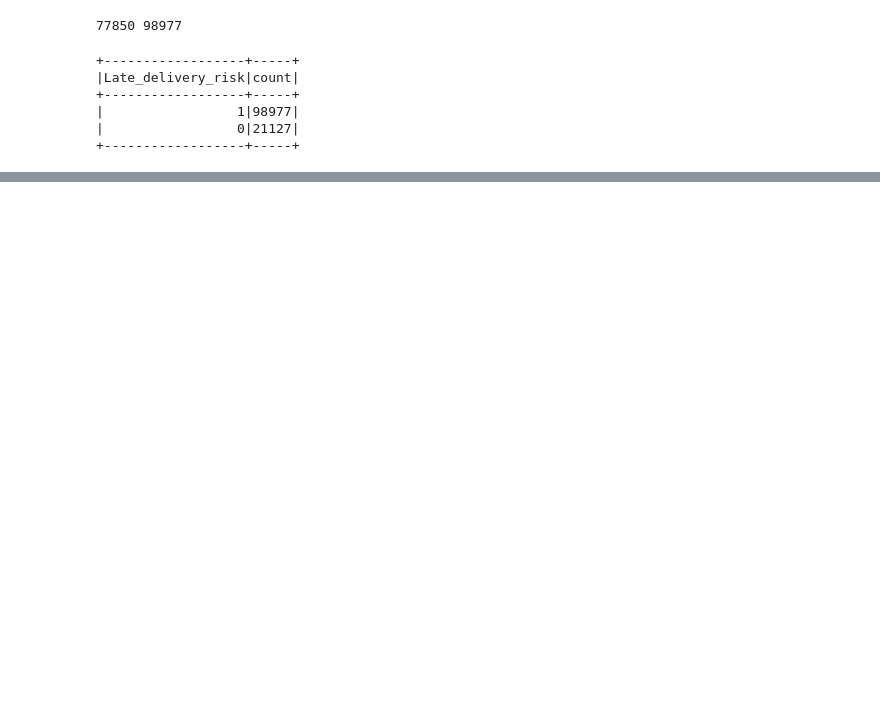
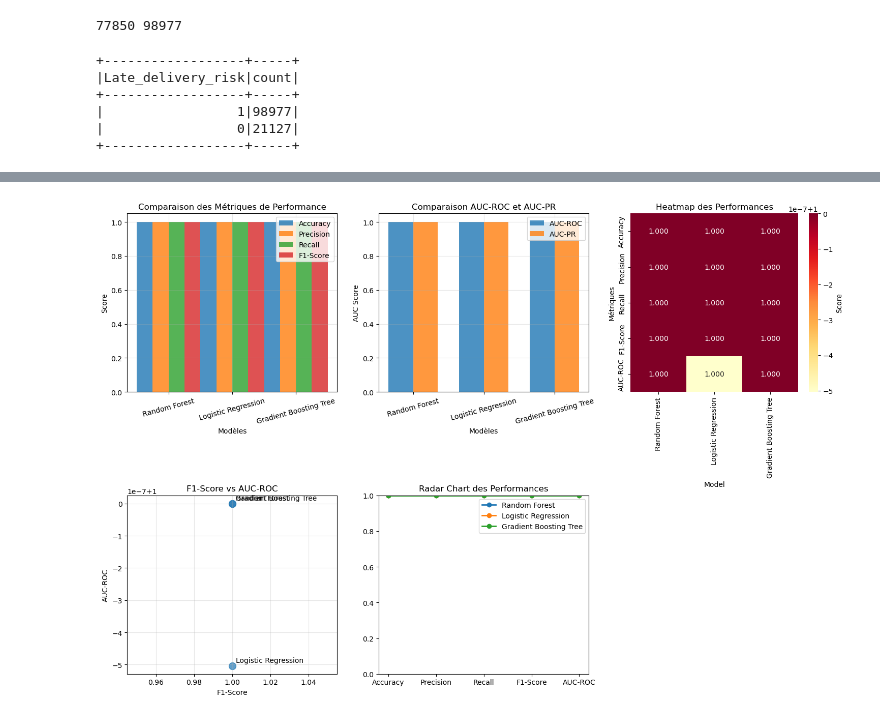
Before and after one commit to zakariaelkahri/Syst-me-Pr-dictif-Intelligent-de-Gestion-Logistique, a Jupyter notebook: app/notebooks/loading_prepare_data.ipynb, the cells around one changed output, grey strips where cells are left out. Drawn from its saved outputs; the diff is of its cells as text; code cells hidden in the pictures; blank space fills up the shorter version.

Commit message:
model need to save

```diff
--- a/app/notebooks/loading_prepare_data.ipynb
+++ b/app/notebooks/loading_prepare_data.ipynb
@@ -331,0 +381,7 @@ Data type string of column Order Region is not supported.
+# %%
+gbt = GBTClassifier(labelCol="Late_delivery_risk", featuresCol="features", maxIter=50)
+
+pipline3 = Pipeline(stages=[indexer, encoder, assembler, gbt])
+
+model_gbt = pipline3.fit(train_df)
+preds_gbt = model_gbt.transform(test_df)
@@ -331,0 +528,10 @@ Data type string of column Order Region is not supported.
+# %%
+# Évaluation des trois modèles
+results_rf = evaluate_model_pyspark(preds_rf, "Random Forest")
+results_lr = evaluate_model_pyspark(preds_lr, "Logistic Regression")
+results_gbt = evaluate_model_pyspark(preds_gbt, "Gradient Boosting Tree")
+
+# Création d'un DataFrame comparatif
+comparison_df = pd.DataFrame([results_rf, results_lr, results_gbt])
+print("\n=== Comparaison des Modèles ===")
+print(comparison_df.round(4))
@@ -331,0 +602,82 @@ Data type string of column Order Region is not supported.
+# %%
+# Visualisation des performances des modèles
+plt.figure(figsize=(15, 10))
+
+# Graphique 1: Comparaison des métriques principales
+plt.subplot(2, 3, 1)
+metrics_to_plot = ['Accuracy', 'Precision', 'Recall', 'F1-Score']
+x = range(len(comparison_df))
+width = 0.25
+
+for i, metric in enumerate(metrics_to_plot):
+    plt.bar([pos + width*i for pos in x], comparison_df[metric],
+            width=width, label=metric, alpha=0.8)
+
+plt.xlabel('Modèles')
+plt.ylabel('Score')
+plt.title('Comparaison des Métriques de Performance')
+plt.xticks([pos + width*1.5 for pos in x], comparison_df['Model'], rotation=15)
+plt.legend()
+plt.grid(True, alpha=0.3)
+
+# Graphique 2: AUC scores
+plt.subplot(2, 3, 2)
+auc_metrics = ['AUC-ROC', 'AUC-PR']
+x = range(len(comparison_df))
+width = 0.35
+
+for i, metric in enumerate(auc_metrics):
+    plt.bar([pos + width*i for pos in x], comparison_df[metric],
+            width=width, label=metric, alpha=0.8)
+
+plt.xlabel('Modèles')
+plt.ylabel('AUC Score')
+plt.title('Comparaison AUC-ROC et AUC-PR')
+plt.xticks([pos + width*0.5 for pos in x], comparison_df['Model'], rotation=15)
+plt.legend()
+plt.grid(True, alpha=0.3)
+
+# Graphique 3: Heatmap des performances
+plt.subplot(2, 3, 3)
+heatmap_data = comparison_df.set_index('Model')[['Accuracy', 'Precision', 'Recall', 'F1-Score', 'AUC-ROC']]
+sns.heatmap(heatmap_data.T, annot=True, cmap='YlOrRd', fmt='.3f', cbar_kws={'label': 'Score'})
+plt.title('Heatmap des Performances')
+plt.ylabel('Métriques')
+
+# Graphique 4: Comparaison F1-Score vs AUC-ROC
+plt.subplot(2, 3, 4)
+plt.scatter(comparison_df['F1-Score'], comparison_df['AUC-ROC'], s=100, alpha=0.7)
+for i, model in enumerate(comparison_df['Model']):
+    plt.annotate(model, (comparison_df['F1-Score'][i], comparison_df['AUC-ROC'][i]),
+                xytext=(5, 5), textcoords='offset points')
+plt.xlabel('F1-Score')
+plt.ylabel('AUC-ROC')
+plt.title('F1-Score vs AUC-ROC')
+plt.grid(True, alpha=0.3)
+
+# Graphique 5: Radar chart des performances
+plt.subplot(2, 3, 5)
+categories = ['Accuracy', 'Precision', 'Recall', 'F1-Score', 'AUC-ROC']
+fig = plt.gcf()
+ax = plt.gca()
+
+angles = np.linspace(0, 2*np.pi, len(categories), endpoint=False).tolist()
+angles += angles[:1]
+
+for i, model in enumerate(comparison_df['Model']):
+    values = comparison_df.iloc[i][categories].tolist()
+    values += values[:1]
+
+    ax.plot(angles, values, 'o-', linewidth=2, label=model)
+    ax.fill(angles, values, alpha=0.1)
+
+ax.set_xticks(angles[:-1])
+ax.set_xticklabels(categories)
+ax.set_ylim(0, 1)
+plt.legend()
+plt.title('Radar Chart des Performances')
+
+plt.tight_layout()
+plt.show()
+# %% [output]
+[figure, added]
```
Also changed, not shown: parts of 34 cells of this notebook.
